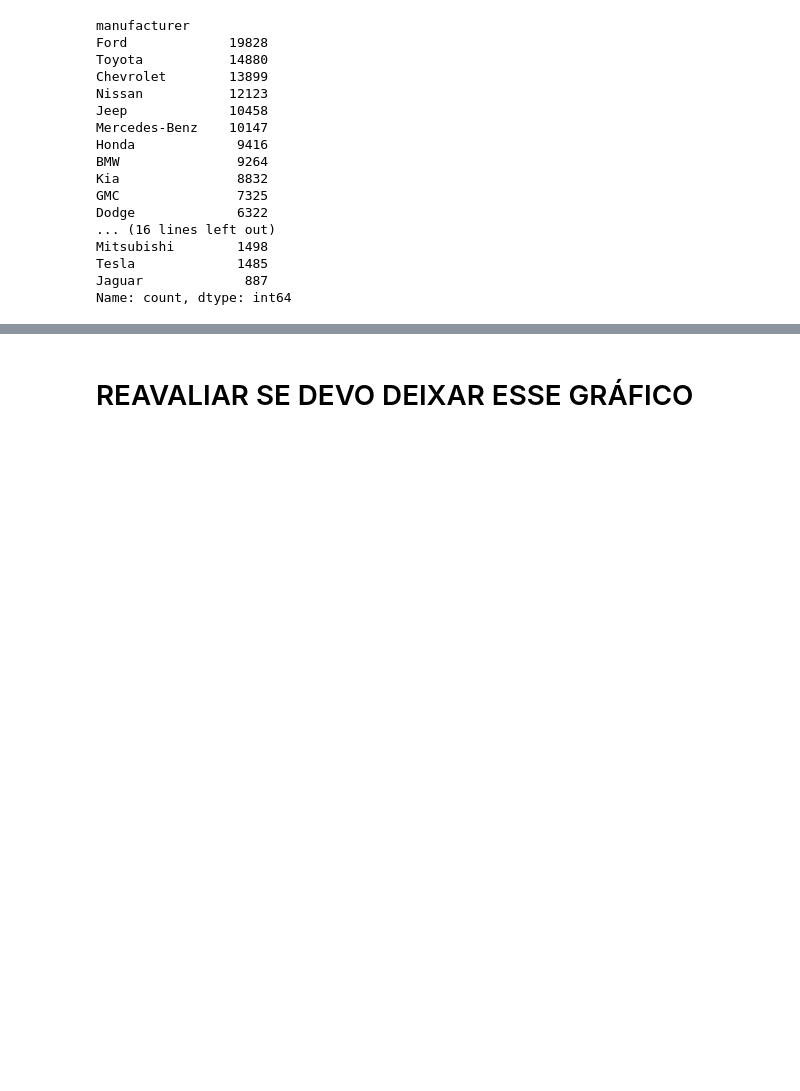
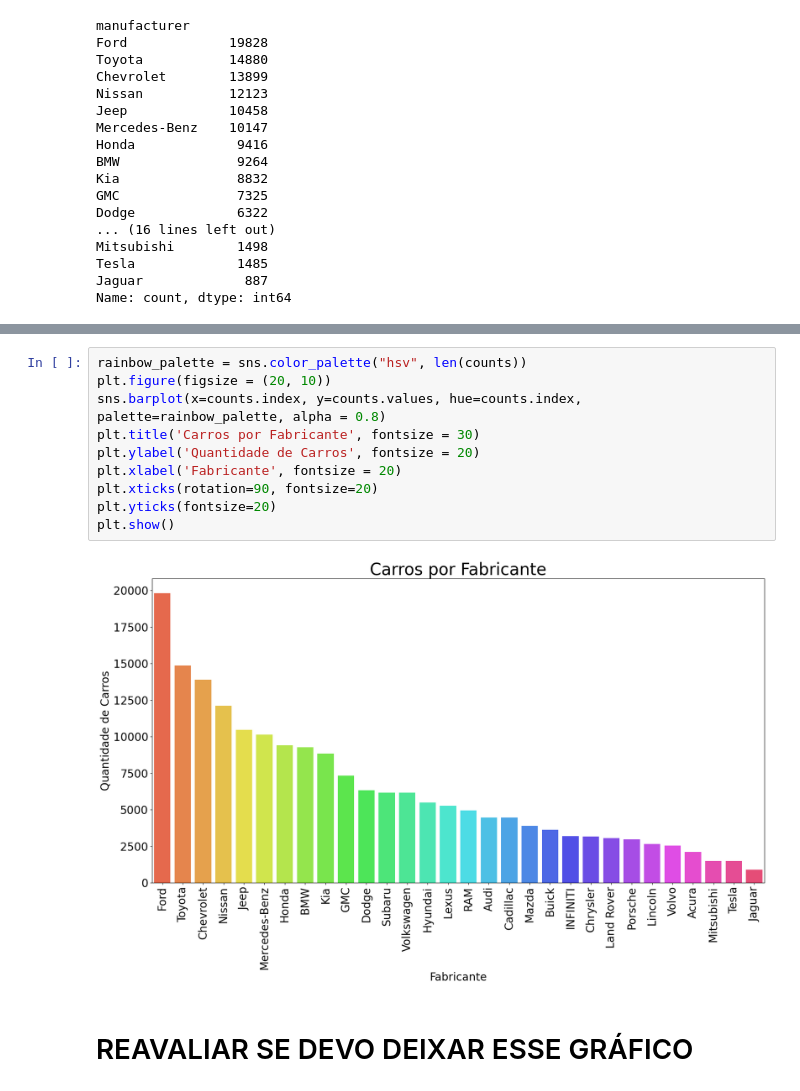
Before and after one commit to BaRobles/Compass_Data_Science, a Jupyter notebook: Sprint-2/Sprint 2.ipynb, the cells around one changed output, grey strips where cells are left out. Cells and saved outputs as stored; diff of their text form; blank space fills up the shorter version.

Commit message:
adjustments on manufacturer X cars plot

```diff
--- a/Sprint-2/Sprint 2.ipynb
+++ b/Sprint-2/Sprint 2.ipynb
@@ -126,3 +129,15 @@ plt.show()
+# %%
+rainbow_palette = sns.color_palette("hsv", len(counts))
+plt.figure(figsize = (20, 10))
+sns.barplot(x=counts.index, y=counts.values, hue=counts.index, palette=rainbow_palette, alpha = 0.8)
+plt.title('Carros por Fabricante', fontsize = 30)
+plt.ylabel('Quantidade de Carros', fontsize = 20)
+plt.xlabel('Fabricante', fontsize = 20)
+plt.xticks(rotation=90, fontsize=20)
+plt.yticks(fontsize=20)
+plt.show()
+# %% [output]
+[figure, added]
 # %% [markdown]
 # REAVALIAR SE DEVO DEIXAR ESSE GRÁFICO
 # %%
```
Also changed, not shown: parts of 5 cells of this notebook.
